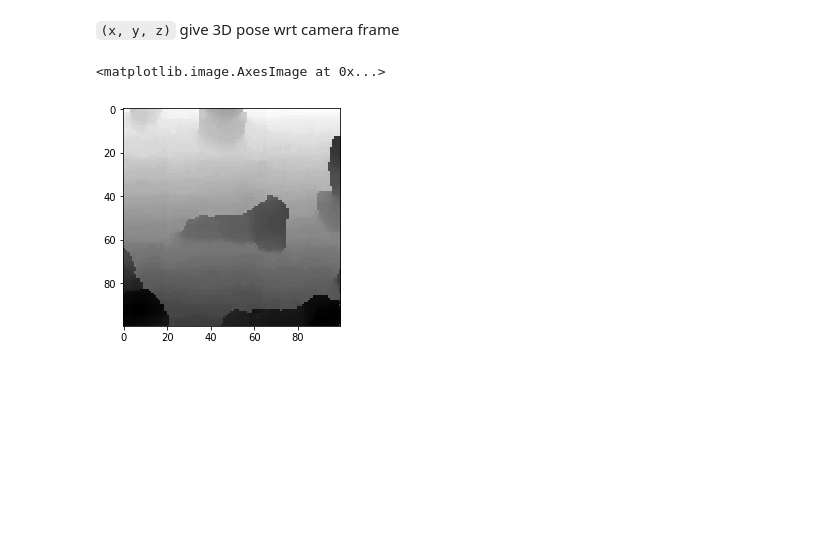
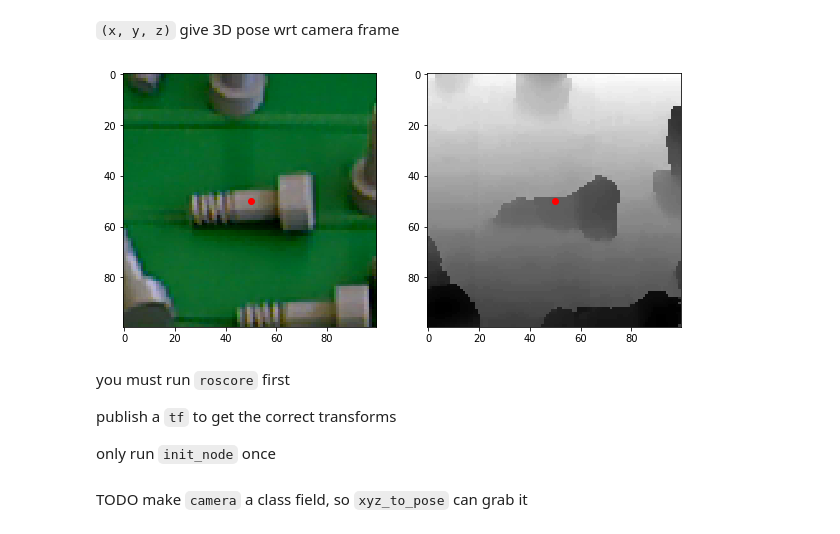
Before and after one commit to NWChen/fetchit-pick, a Jupyter notebook: svm/grasp_bolt.ipynb, the cells around one changed output. Drawn from its saved outputs; the diff is of its cells as text; code cells hidden in the pictures; blank space fills up the shorter version.

```diff
--- a/svm/grasp_bolt.ipynb
+++ b/svm/grasp_bolt.ipynb
@@ -51,6 +49,10 @@ to get bin outline
-# %%
-with open('green.pkl', 'r') as f:
-    real_green = pickle.load(f)
+# %%
+real_green, green_benchmark = None, 'green.pkl'
+if green_benchmark not in os.listdir('.'):
+    with open(green_benchmark, 'w') as f:
+        pickle.dump(green_benchmark, f)
+with open(green_benchmark, 'r') as f:
+    real_green = pickle.load(f)
 # %%
 BIN_GREEN = np.mean(real_green, axis=0, dtype=int)
 STDEV = 2.5*np.std(real_green, axis=0).astype(int)
@@ -145,5 +148,0 @@ z = depth_img[x, y]
-# %%
-plt.imshow(depth_img[x-50:x+50, y-50:y+50], cmap='gray')
-# %% [output]
-<matplotlib.image.AxesImage at 0x...>
-[figure, removed]
@@ -152,0 +149,15 @@ def xyz_to_pose(x, y, z):
+# %%
+fig, ax = plt.subplots(figsize=(10, 5), nrows=1, ncols=2)
+ax[0].imshow(rgb_img[x-50:x+50, y-50:y+50])
+ax[1].imshow(depth_img[x-50:x+50, y-50:y+50], cmap='gray')
+for axes in ax:
+    axes.plot(50, 50, 'o', color='r')
+plt.show()
+# %% [output]
+[figure, added]
+# %% [markdown]
+you must run `roscore` first
+
+publish a `tf` to get the correct transforms
+
+only run `init_node` once
@@ -152,0 +170,2 @@ def xyz_to_pose(x, y, z):
+# %% [markdown]
+TODO make `camera` a class field, so `xyz_to_pose` can grab it
```
Also changed, not shown: parts of 10 cells of this notebook.
